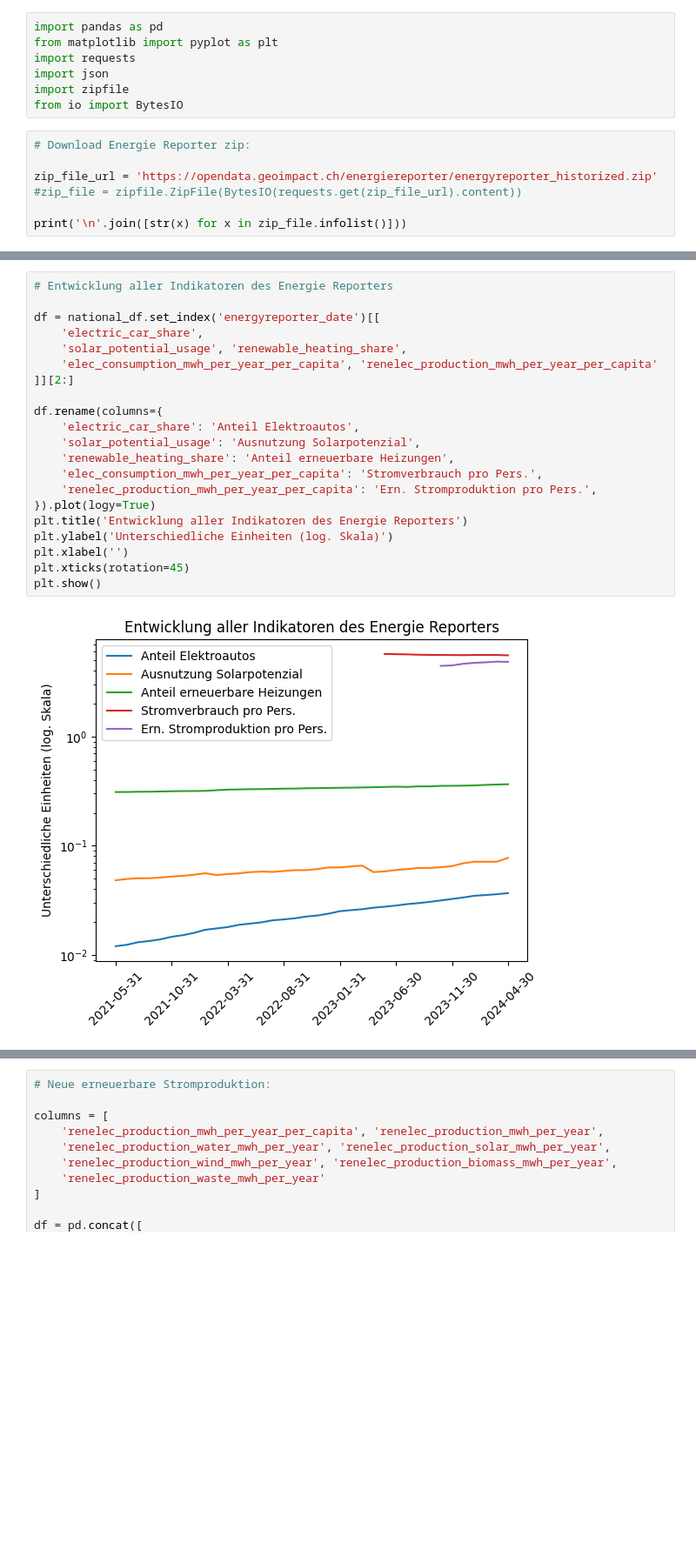
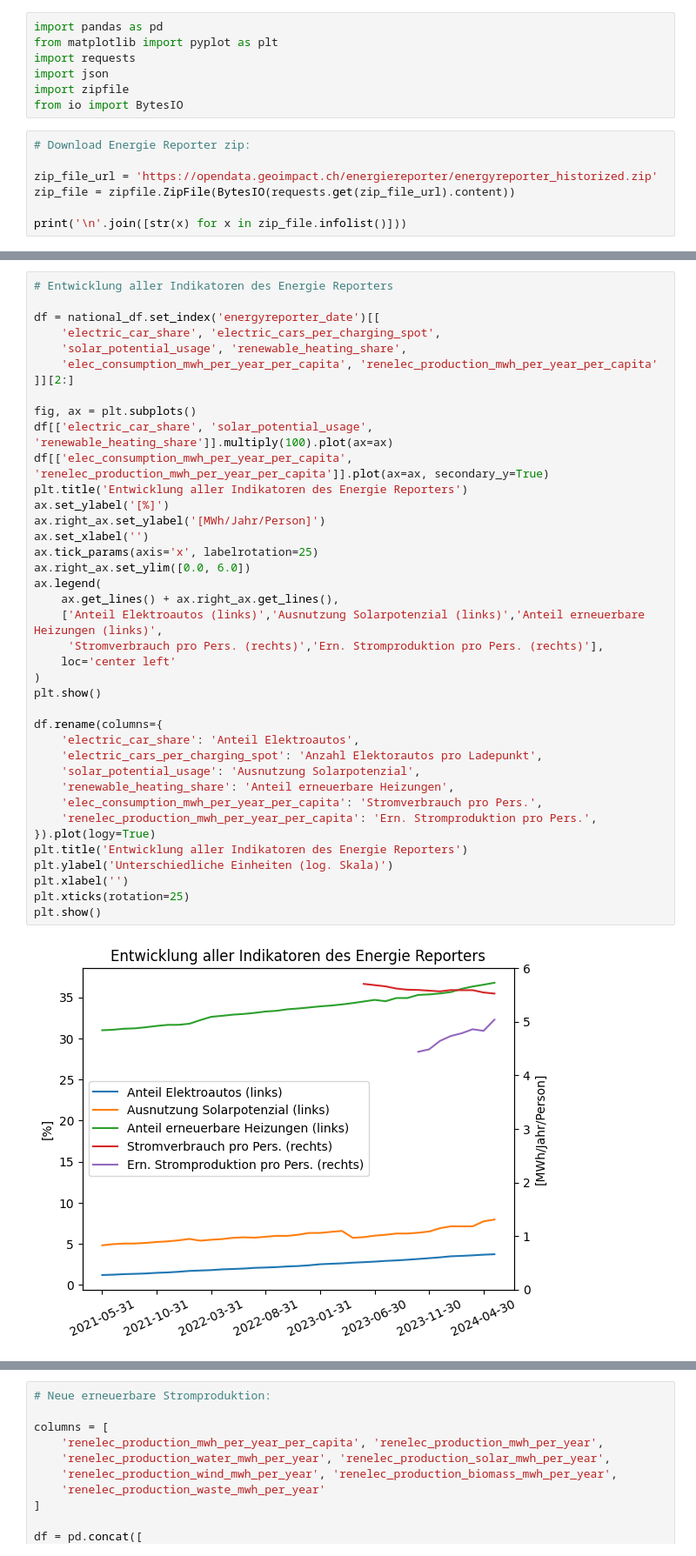
Before and after one commit to geoimpactag/energie-reporter-notebooks, a Jupyter notebook: en_stromproduktion_und_stromverbrauch.ipynb, the cells around one changed output, grey strips where cells are left out. Shown: that part at 87% size. Drawn from its saved outputs; the diff is of its cells as text; blank space fills up the shorter version.

```diff
--- a/en_stromproduktion_und_stromverbrauch.ipynb
+++ b/en_stromproduktion_und_stromverbrauch.ipynb
@@ -9,7 +9,7 @@ from io import BytesIO
 # Download Energie Reporter zip:
 
 zip_file_url = 'https://opendata.geoimpact.ch/energiereporter/energyreporter_historized.zip'
-#zip_file = zipfile.ZipFile(BytesIO(requests.get(zip_file_url).content))
+zip_file = zipfile.ZipFile(BytesIO(requests.get(zip_file_url).content))
 
 print('\n'.join([str(x) for x in zip_file.infolist()]))
 # %% [output]
@@ -65,23 +65,41 @@ Statistics for all Energie Reporter KPIs:
 # %%
 # Entwicklung aller Indikatoren des Energie Reporters
 
 df = national_df.set_index('energyreporter_date')[[
-    'electric_car_share',
+    'electric_car_share', 'electric_cars_per_charging_spot',
     'solar_potential_usage', 'renewable_heating_share',
     'elec_consumption_mwh_per_year_per_capita', 'renelec_production_mwh_per_year_per_capita'
 ]][2:]
 
+fig, ax = plt.subplots()
+df[['electric_car_share', 'solar_potential_usage', 'renewable_heating_share']].multiply(100).plot(ax=ax)
+df[['elec_consumption_mwh_per_year_per_capita', 'renelec_production_mwh_per_year_per_capita']].plot(ax=ax, secondary_y=True)
+plt.title('Entwicklung aller Indikatoren des Energie Reporters')
+ax.set_ylabel('[%]')
+ax.right_ax.set_ylabel('[MWh/Jahr/Person]')
+ax.set_xlabel('')
+ax.tick_params(axis='x', labelrotation=25)
+ax.right_ax.set_ylim([0.0, 6.0])
+ax.legend(
+    ax.get_lines() + ax.right_ax.get_lines(),
+    ['Anteil Elektroautos (links)','Ausnutzung Solarpotenzial (links)','Anteil erneuerbare Heizungen (links)',
+     'Stromverbrauch pro Pers. (rechts)','Ern. Stromproduktion pro Pers. (rechts)'],
+    loc='center left'
+)
+plt.show()
+
 df.rename(columns={
     'electric_car_share': 'Anteil Elektroautos',
+    'electric_cars_per_charging_spot': 'Anzahl Elektorautos pro Ladepunkt',
     'solar_potential_usage': 'Ausnutzung Solarpotenzial',
     'renewable_heating_share': 'Anteil erneuerbare Heizungen',
     'elec_consumption_mwh_per_year_per_capita': 'Stromverbrauch pro Pers.',
     'renelec_production_mwh_per_year_per_capita': 'Ern. Stromproduktion pro Pers.',
 }).plot(logy=True)
 plt.title('Entwicklung aller Indikatoren des Energie Reporters')
 plt.ylabel('Unterschiedliche Einheiten (log. Skala)')
 plt.xlabel('')
-plt.xticks(rotation=45)
+plt.xticks(rotation=25)
 plt.show()
 # %% [output]
-[figure, old version]
+[figure, new version]
```
Also changed, not shown: parts of 3 cells of this notebook.
